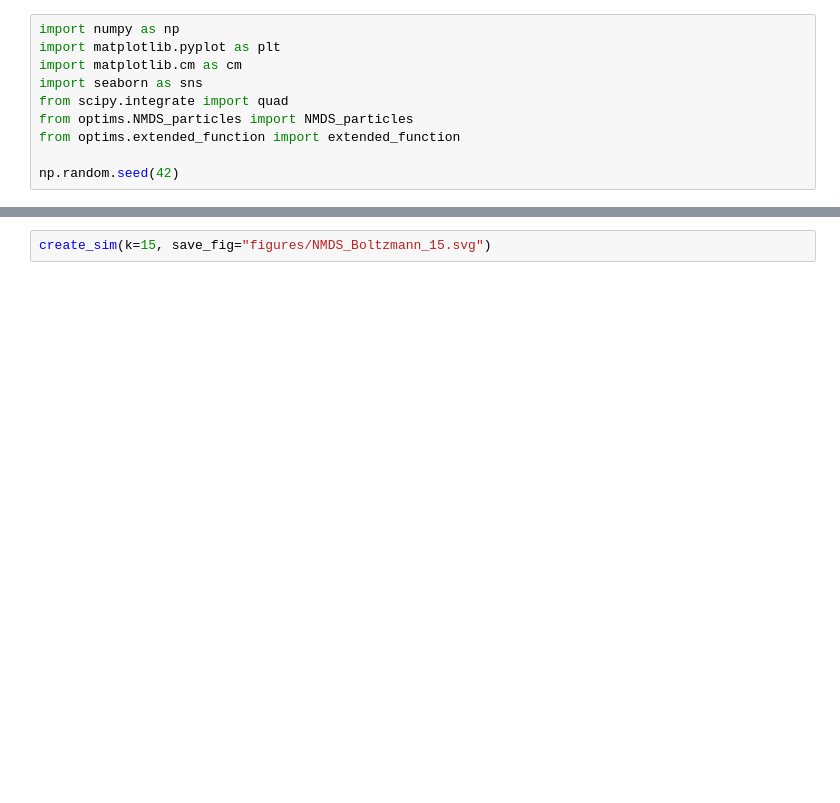
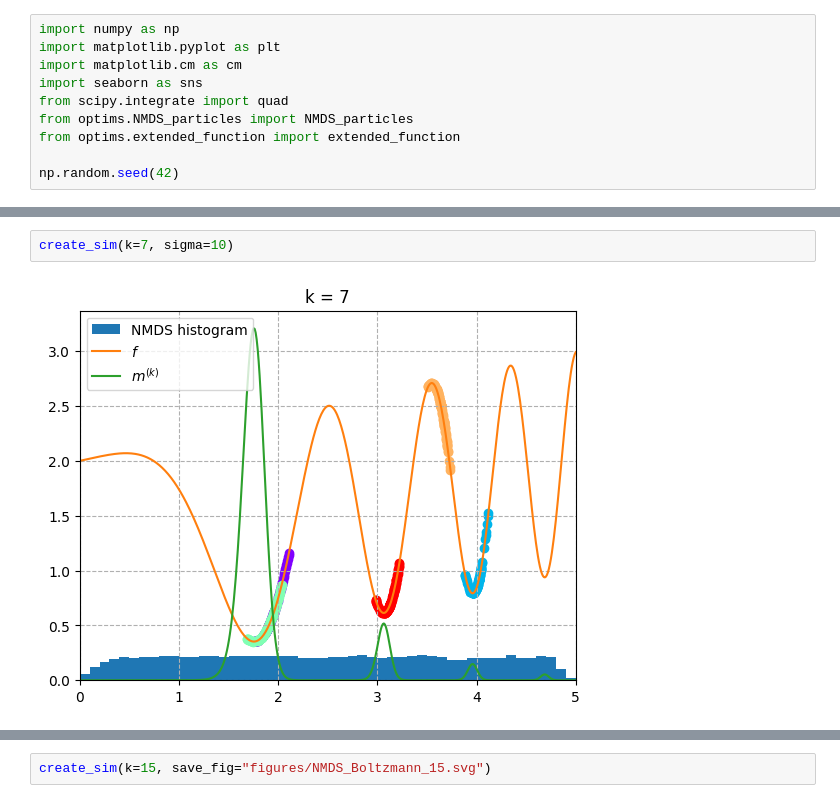
Before and after one commit to gaetanserre/Stochastic-Global-Optimization, a Jupyter notebook: Boltzmann_NMDS.ipynb, the cells around one changed output, grey strips where cells are left out. Cells and saved outputs as stored; diff of their text form; blank space fills up the shorter version.

```diff
--- a/Boltzmann_NMDS.ipynb
+++ b/Boltzmann_NMDS.ipynb
@@ -55 +62,5 @@ def create_sim(k=3, sigma=-1, save_fig=None):
+# %%
+create_sim(k=7, sigma=10)
+# %% [output]
+[figure, added]
 # %%
```
Also changed, not shown: parts of 6 cells of this notebook.
